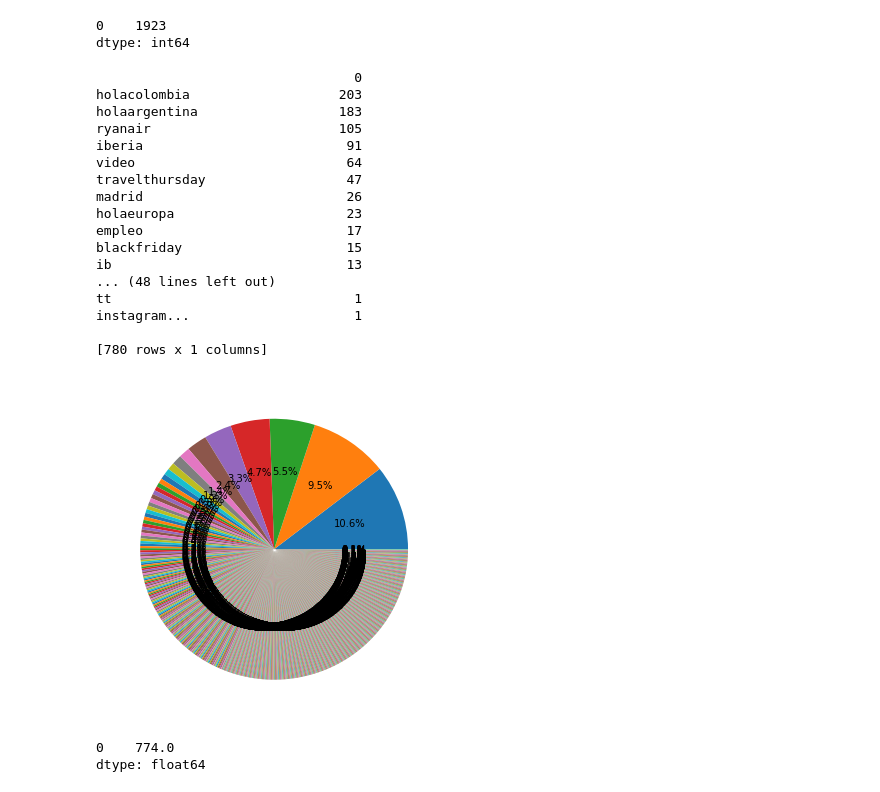
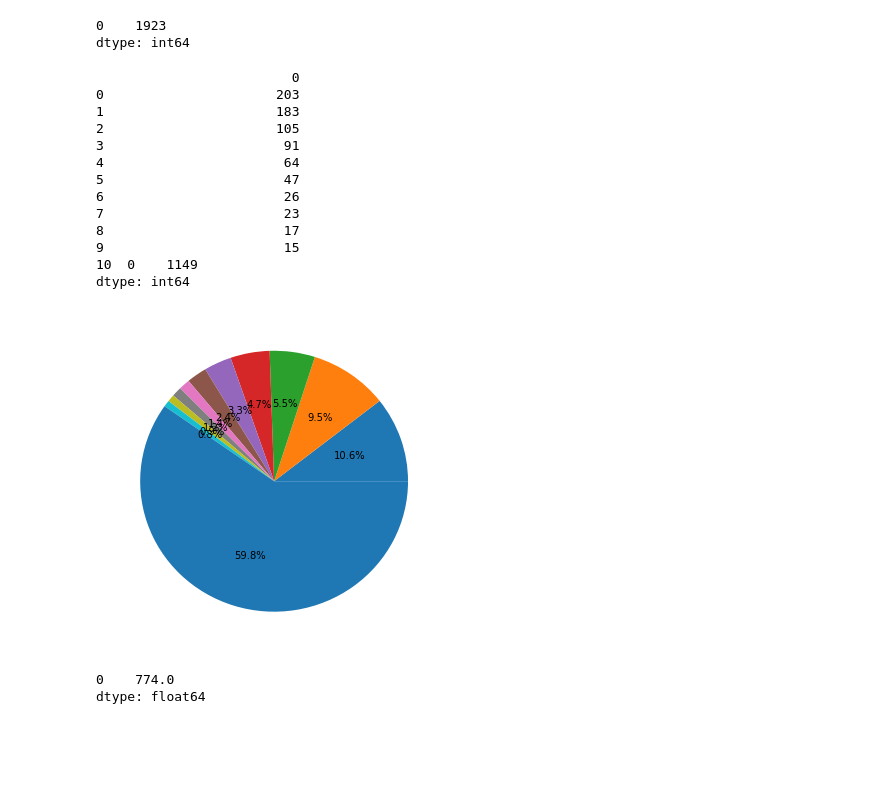
Before and after one commit to alfredcas/Feelings, a Jupyter notebook: tweets_espanyol/Proyecto.ipynb, the cells around one changed output. Saved outputs shown, nothing was run; the diff lists cells and outputs as text; code cells hidden in the pictures; blank space fills up the shorter version.

```diff
--- a/tweets_espanyol/Proyecto.ipynb
+++ b/tweets_espanyol/Proyecto.ipynb
@@ -504,36 +504,32 @@ print(total_number_of_repetition_hashtags)
 0    1923
 dtype: int64
 # %%
-hashtag_df = df1.sort_values(by=0, ascending=False)
+hashtag_df = df1.sort_values(by=0, ascending=False).head(10)
 number_more_repeated_hashtags = hashtag_df.sum()
 total_number_of_repetition_hashtags = df1.sort_values(by=0, ascending=False).sum()
-#hashtag_df = hashtag_df.append({0 : total_number_of_repetition_hashtags - number_more_repeated_hashtags}, ignore_index=True)
+hashtag_df = hashtag_df.append({0 : total_number_of_repetition_hashtags - number_more_repeated_hashtags}, ignore_index=True)
 print(hashtag_df)
 
 
 plt.pie(hashtag_df,autopct ='%.1f%%')
 fig = plt.gcf()
 fig.set_size_inches(6,6)
 fig.savefig('hashtag_pie.png', bbox_inches='tight', dpi=300)
 # %% [output]
-                                 0
-holacolombia                   203
-holaargentina                  183
-ryanair                        105
-iberia                          91
-video                           64
-travelthursday                  47
-madrid                          26
-holaeuropa                      23
-empleo                          17
-blackfriday                     15
-ib                              13
-... (48 lines left out)
-tt                               1
-instagram...                     1
-
-[780 rows x 1 columns]
+                         0
+0                      203
+1                      183
+2                      105
+3                       91
+4                       64
+5                       47
+6                       26
+7                       23
+8                       17
+9                       15
+10  0    1149
+dtype: int64
-[figure, old version]
+[figure, new version]
 # %%
 hashtag_df[hashtag_df >= 15].sum()
 # %% [output]
```
Also changed, not shown: parts of 10 cells of this notebook, 20 other files.
